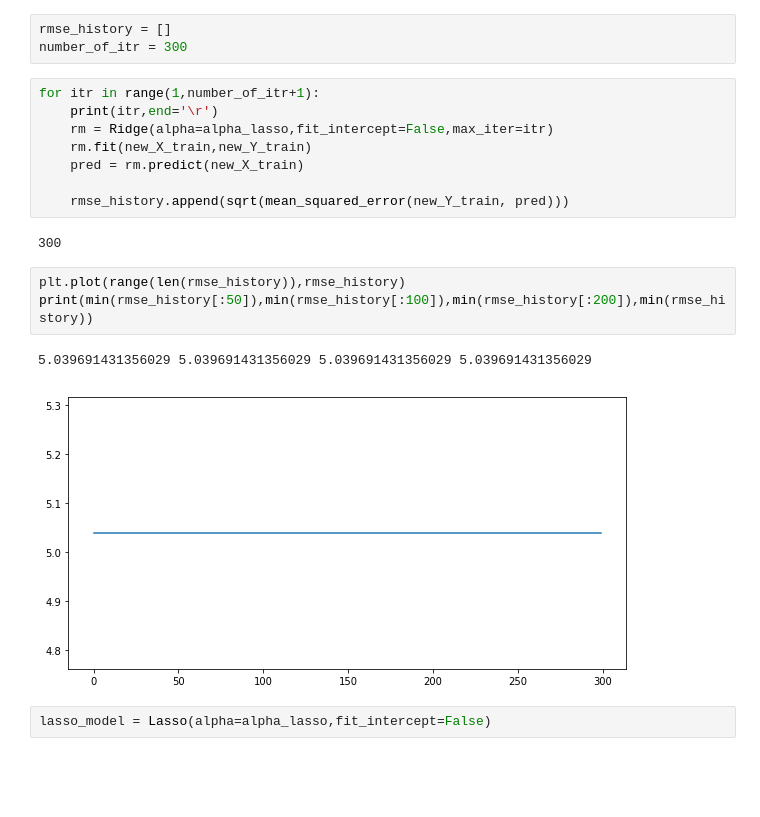
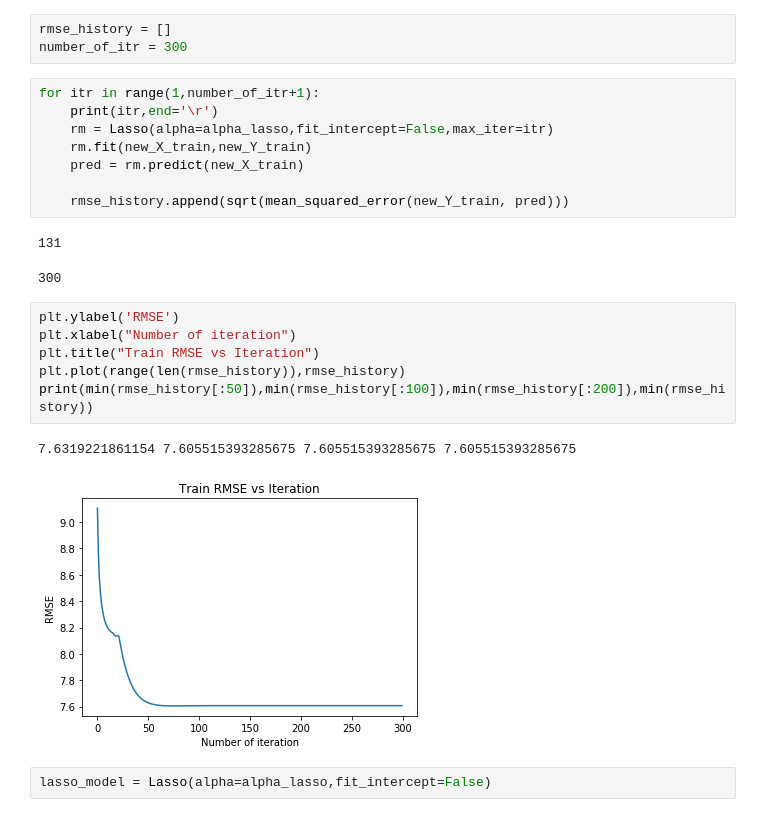
Before and after one commit to Hitkul/ML_course_IIITD, a Jupyter notebook: Assignment1/Question_1.ipynb, the cells around one changed output. Cells and saved outputs as stored; diff of their text form; blank space fills up the shorter version.

```diff
--- a/Assignment1/Question_1.ipynb
+++ b/Assignment1/Question_1.ipynb
@@ -313,19 +307,23 @@ number_of_itr = 300
 # %%
 for itr in range(1,number_of_itr+1):
     print(itr,end='\r')
-    rm = Ridge(alpha=alpha_lasso,fit_intercept=False,max_iter=itr)
+    rm = Lasso(alpha=alpha_lasso,fit_intercept=False,max_iter=itr)
     rm.fit(new_X_train,new_Y_train)
     pred = rm.predict(new_X_train)
 
     rmse_history.append(sqrt(mean_squared_error(new_Y_train, pred)))
 # %% [output]
-300
+131
+300
 # %%
+plt.ylabel('RMSE')
+plt.xlabel("Number of iteration")
+plt.title("Train RMSE vs Iteration")
 plt.plot(range(len(rmse_history)),rmse_history)
 print(min(rmse_history[:50]),min(rmse_history[:100]),min(rmse_history[:200]),min(rmse_history))
 # %% [output]
-5.039691431356029 5.039691431356029 5.039691431356029 5.039691431356029
+7.6319221861154 7.605515393285675 7.605515393285675 7.605515393285675
-[figure, old version]
+[figure, new version]
 # %%
 lasso_model = Lasso(alpha=alpha_lasso,fit_intercept=False)
 # %%
```
Also changed, not shown: parts of 9 cells of this notebook, 1 other file.
